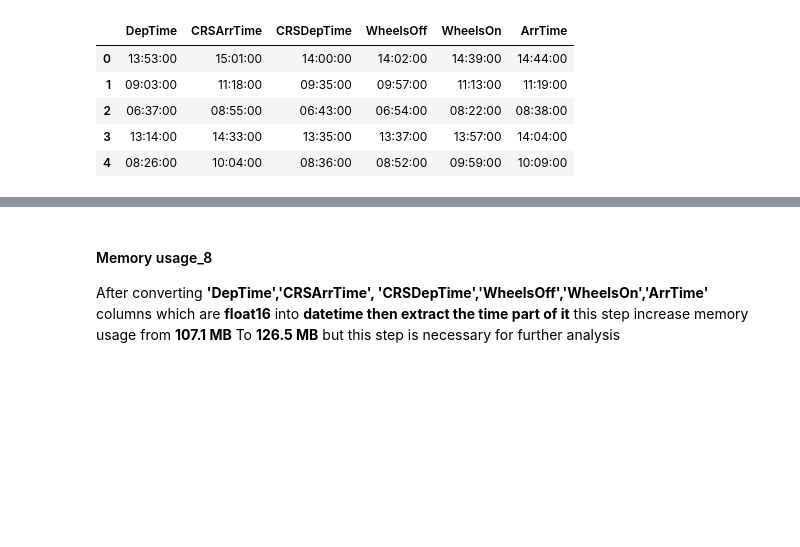
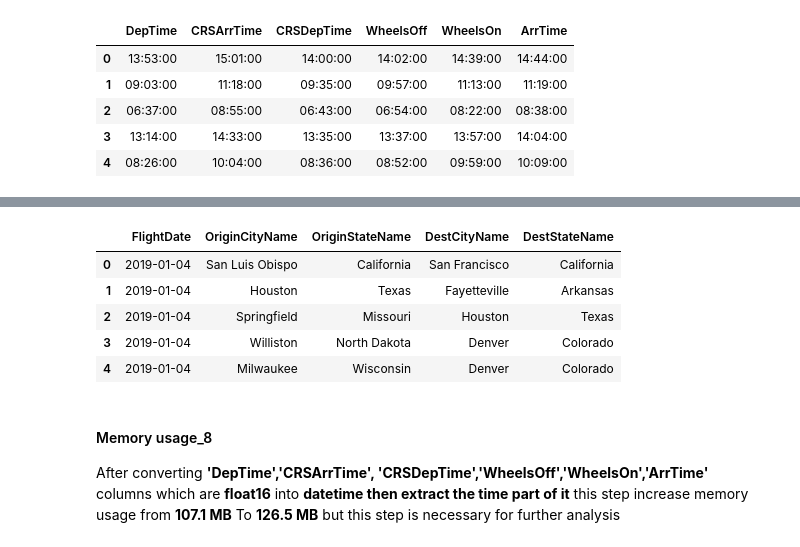
Before and after one commit to Mohamed-hanafy30/Airline_transportation_statistics, a Jupyter notebook: First_ETL_pipline_memory_issues.ipynb, the cells around one changed output, grey strips where cells are left out. Cells and saved outputs as stored; diff of their text form; code cells hidden in the pictures; blank space fills up the shorter version.

```diff
--- a/First_ETL_pipline_memory_issues.ipynb
+++ b/First_ETL_pipline_memory_issues.ipynb
@@ -414,3 +407,12 @@ memory usage: 126.5+ MB
+# %%
+df1[['FlightDate','OriginCityName','OriginStateName','DestCityName','DestStateName']].head()
+# %% [output]
+|  | FlightDate | OriginCityName | OriginStateName | DestCityName | DestStateName |
+| 0 | 2019-01-04 | San Luis Obispo | California | San Francisco | California |
+| 1 | 2019-01-04 | Houston | Texas | Fayetteville | Arkansas |
+| 2 | 2019-01-04 | Springfield | Missouri | Houston | Texas |
+| 3 | 2019-01-04 | Williston | North Dakota | Denver | Colorado |
+| 4 | 2019-01-04 | Milwaukee | Wisconsin | Denver | Colorado |
 # %% [markdown]
 #### Memory usage_8
 
```
Also changed, not shown: parts of 7 cells of this notebook.
